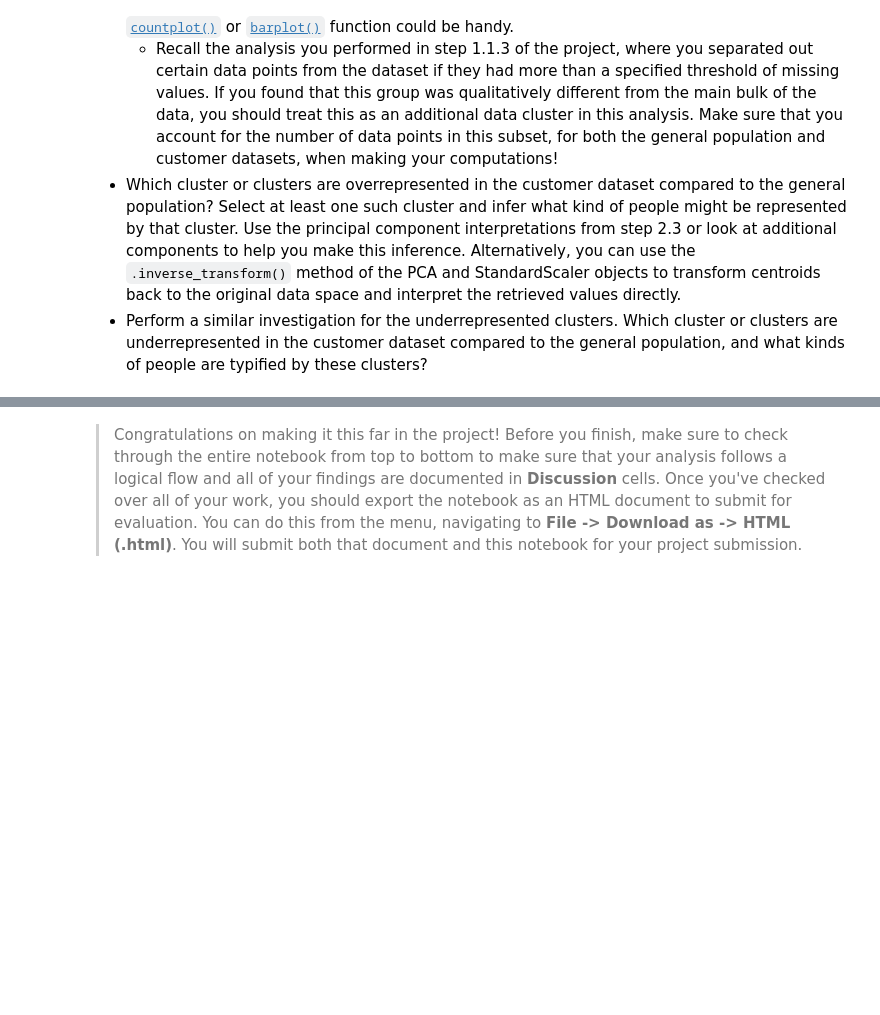
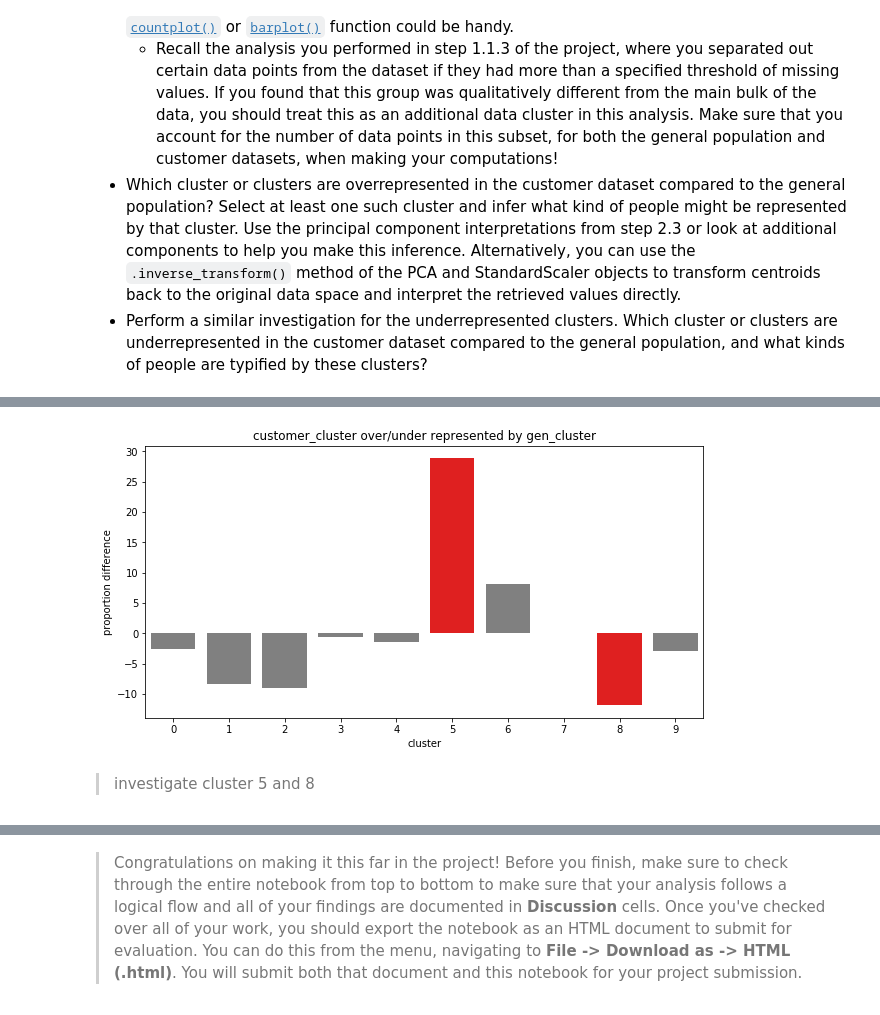
Before and after one commit to victorlifan/Identify-customer-segments-unsupervised-learning-project-, a Jupyter notebook: Identify_Customer_Segments.ipynb, the cells around one changed output, grey strips where cells are left out. Drawn from its saved outputs; the diff is of its cells as text; code cells hidden in the pictures; blank space fills up the shorter version.

```diff
--- a/Identify_Customer_Segments.ipynb
+++ b/Identify_Customer_Segments.ipynb
@@ -685,15 +685,14 @@ def clean_data(df):
 
     #print('~~~~~~~~~~~',azdias.columns)
     df=df[azdias.columns]
-    print('~~~~~~~~~~~~~~~',df.shape)
+    #print('~~~~~~~~~~~~~~~',df.shape)
 
-    # we want all the customer records therefor there will be no rows assessing
     # assessing rows
-    #rowmiss=df.isna().sum(axis=1)
+    rowmiss=df.isna().sum(axis=1)
     # records with more than 20 nans
-    #df_m=df.iloc[rowmiss[rowmiss.values>20].index,:]
+    df_m=df.iloc[rowmiss[rowmiss.values>20].index,:]
     # records with less or equal to 20 nans
-    #df_l=df.iloc[rowmiss[rowmiss.values<=20].index,:]
+    df=df.iloc[rowmiss[rowmiss.values<=20].index,:]
 
     #print('~~~~~~~~~~~~~~~',df_l.shape)
 
@@ -736,9 +735,9 @@ def clean_data(df):
     for i in changelist:
         df[i]=df[i].astype(float)
 
-
+    print(df.shape, df_m.shape)
     # Return the cleaned dataframe.
-    return df
+    return df, df_m
 # %% [markdown]
 >  <font color='red'>**ATTENTION**</font>: customer dataset nan volume will be different than demographic dataset, instead of using 200000 as threshold
         we need to drop the same columns as we did to azdias df for consistency.
@@ -1143,5 +1142,5 @@ customers = pd.read_csv('Udacity_CUSTOMERS_Subset.csv',sep=';')
 # Apply preprocessing, feature transformation, and clustering from the general
 # demographics onto the customer data, obtaining cluster predictions for the
 # customer demographics data.
-customers_clean=clean_data(customers)
+customers_clean, customers_m=clean_data(customers)
 # %% [output]
@@ -1180,0 +1184,14 @@ Take a look at the following points in this step:
+# %%
+# function to get proportion and count for
+def prep(clusterarray):
+    clusterdf=pd.DataFrame(clusterarray)
+    clusterdf=pd.get_dummies(clusterdf[0])
+    # proportion distribution
+    clusterdf_por=100*clusterdf.describe().loc['mean',:]
+    clusterdf_por.index=clusterdf_por.index.astype(str)
+
+    # count distribution
+    clusterdf_count=clusterdf.sum()
+    clusterdf_count.index=clusterdf_count.index.astype(str)
+
+    return clusterdf_por, clusterdf_count
@@ -1180,0 +1246,16 @@ Take a look at the following points in this step:
+# %%
+# get proportion difference
+customer_cluster_por, customer_cluster_count=prep(customers_pre)
+gen_cluster_por, gen_cluster_count=prep(predictions)
+overrepresented=customer_cluster_por-gen_cluster_por
+# %%
+color=['red' if i == max(overrepresented.values) or i == min(overrepresented.values) else 'grey' for i in overrepresented.values]
+plt.figure(figsize=(10,5))
+sns.barplot(overrepresented.index,overrepresented.values, palette = color)
+plt.title('customer_cluster over/under represented by gen_cluster')
+plt.xlabel('cluster')
+plt.ylabel('proportion difference');
+# %% [output]
+[figure, added]
+# %% [markdown]
+> investigate cluster 5 and 8
```
Also changed, not shown: parts of 22 cells of this notebook.
